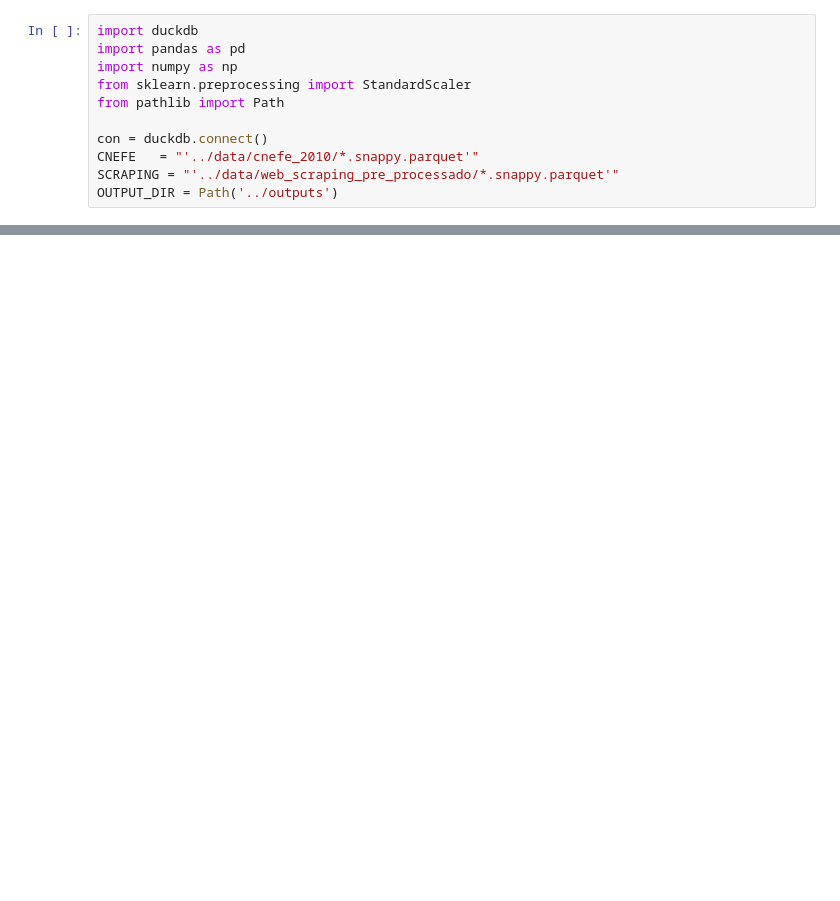
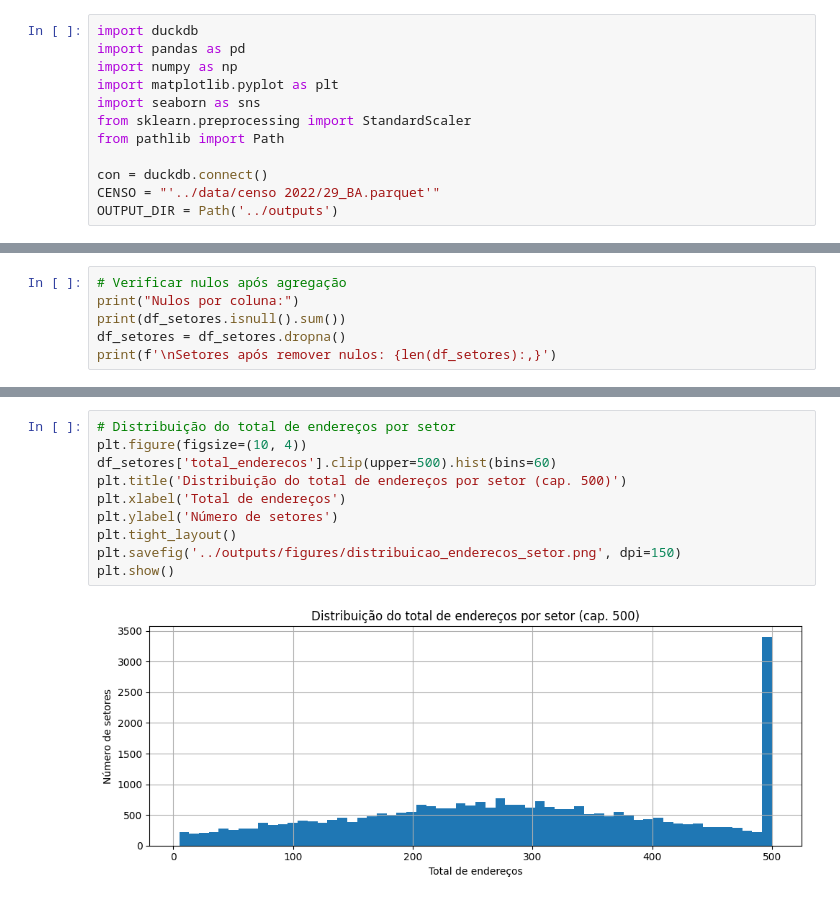
Before and after one commit to wesleiferreira98/trabalho-topicos-4, a Jupyter notebook: notebooks/04_preprocessamento.ipynb, the cells around one changed output, grey strips where cells are left out. Cells and saved outputs as stored; diff of their text form; blank space fills up the shorter version.

```diff
--- a/notebooks/04_preprocessamento.ipynb
+++ b/notebooks/04_preprocessamento.ipynb
@@ -8,10 +6,11 @@ O resultado final é exportado como parquet para uso na modelagem.
 import duckdb
 import pandas as pd
 import numpy as np
+import matplotlib.pyplot as plt
+import seaborn as sns
 from sklearn.preprocessing import StandardScaler
 from pathlib import Path
 
 con = duckdb.connect()
-CNEFE   = "'../data/cnefe_2010/*.snappy.parquet'"
-SCRAPING = "'../data/web_scraping_pre_processado/*.snappy.parquet'"
+CENSO = "'../data/censo 2022/29_BA.parquet'"
 OUTPUT_DIR = Path('../outputs')
@@ -58,0 +57,6 @@ Salvo em outputs/dataset_preprocessado.parquet
+# %%
+# Verificar nulos após agregação
+print("Nulos por coluna:")
+print(df_setores.isnull().sum())
+df_setores = df_setores.dropna()
+print(f'\nSetores após remover nulos: {len(df_setores):,}')
@@ -58,0 +83,12 @@ Salvo em outputs/dataset_preprocessado.parquet
+# %%
+# Distribuição do total de endereços por setor
+plt.figure(figsize=(10, 4))
+df_setores['total_enderecos'].clip(upper=500).hist(bins=60)
+plt.title('Distribuição do total de endereços por setor (cap. 500)')
+plt.xlabel('Total de endereços')
+plt.ylabel('Número de setores')
+plt.tight_layout()
+plt.savefig('../outputs/figures/distribuicao_enderecos_setor.png', dpi=150)
+plt.show()
+# %% [output]
+[figure, added]
```
Also changed, not shown: parts of 10 cells of this notebook, 8 other files.
